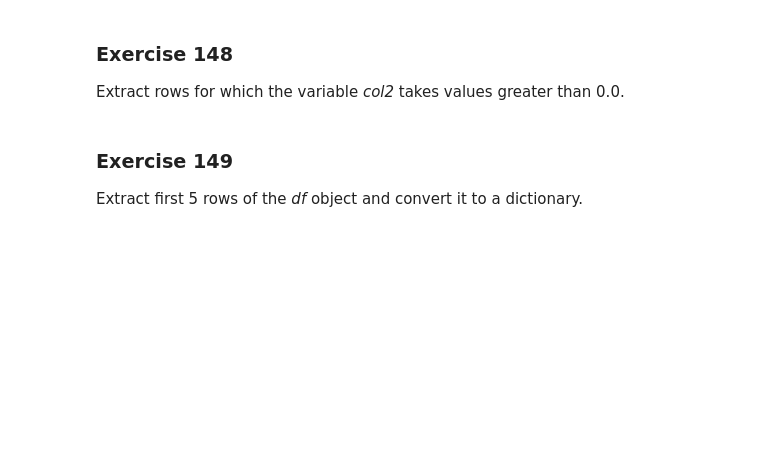
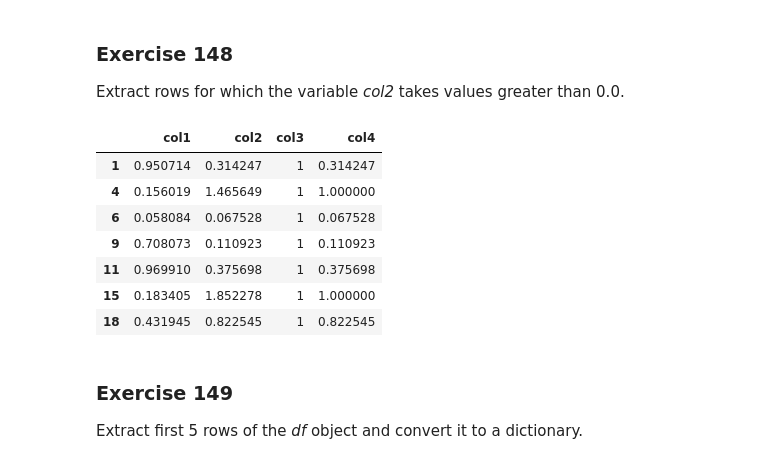
Before and after one commit to Olamyyde/test-colab, a Jupyter notebook: 141_150_exercises.ipynb, the cells around one changed output. Saved outputs shown, nothing was run; the diff lists cells and outputs as text; code cells hidden in the pictures; blank space fills up the shorter version.

```diff
--- a/141_150_exercises.ipynb
+++ b/141_150_exercises.ipynb
@@ -111,6 +188,16 @@ Calculate the median for the _col2_ variable (or 0.5 quantile).
 Extract rows for which the variable _col2_ takes values greater than 0.0.
 # %%
 # enter solution here
+df[df['col2'] > 0]
+# %% [output]
+|  | col1 | col2 | col3 | col4 |
+| 1 | 0.950714 | 0.314247 | 1 | 0.314247 |
+| 4 | 0.156019 | 1.465649 | 1 | 1.000000 |
+| 6 | 0.058084 | 0.067528 | 1 | 0.067528 |
+| 9 | 0.708073 | 0.110923 | 1 | 0.110923 |
+| 11 | 0.969910 | 0.375698 | 1 | 0.375698 |
+| 15 | 0.183405 | 1.852278 | 1 | 1.000000 |
+| 18 | 0.431945 | 0.822545 | 1 | 0.822545 |
 # %% [markdown]
 ### <a name='9'></a> Exercise 149
 Extract first 5 rows of the _df_ object and convert it to a dictionary.
```
Also changed, not shown: parts of 13 cells of this notebook.
